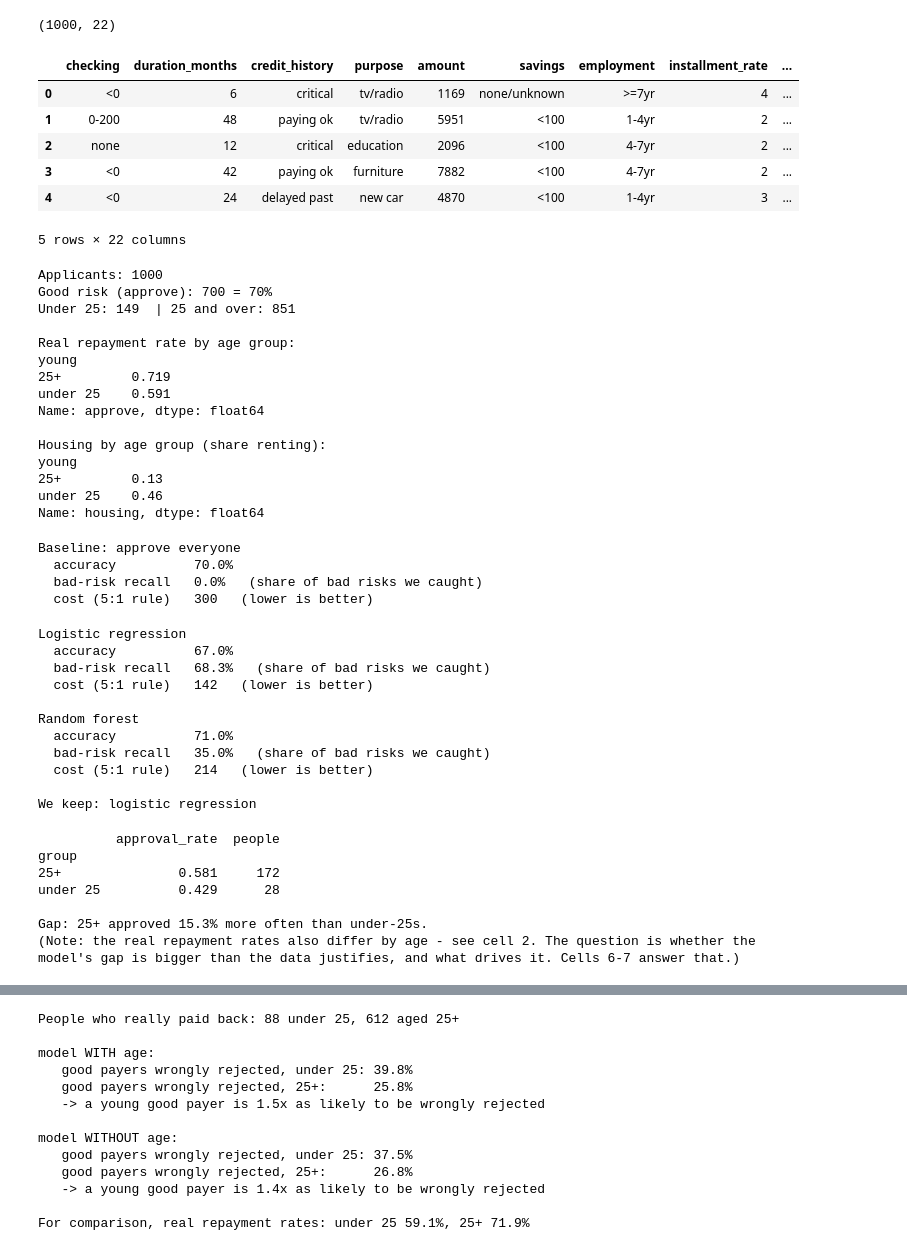
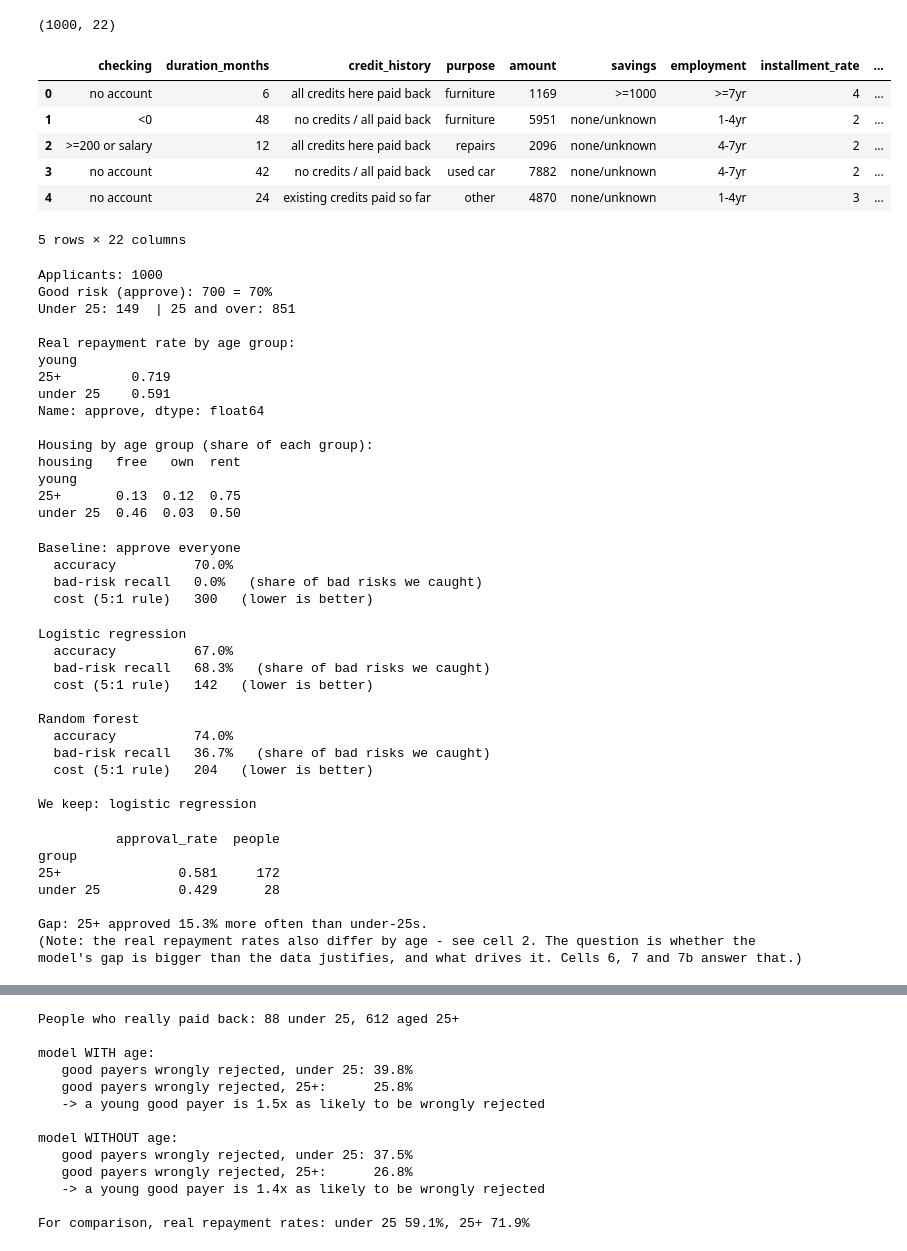
Before and after one commit to rehim2009book-ui/fairloan, a Jupyter notebook: fairloan.ipynb, the cells around one changed output, grey strips where cells are left out. Cells and saved outputs as stored; diff of their text form; code cells hidden in the pictures.

Commit message:
Corrected labels (Groemping 2019), new cells 8 (fix) and 9 (recourse), rerun from fresh runtime

```diff
--- a/fairloan.ipynb
+++ b/fairloan.ipynb
@@ -11,47 +11,49 @@ from ucimlrepo import fetch_ucirepo
 raw = fetch_ucirepo(id=144)
 X = raw.data.features.copy()
 y_raw = raw.data.targets["class"]          # 1 = good (paid back), 2 = bad
 
 names = {
  "Attribute1":"checking","Attribute2":"duration_months","Attribute3":"credit_history","Attribute4":"purpose",
  "Attribute5":"amount","Attribute6":"savings","Attribute7":"employment","Attribute8":"installment_rate",
  "Attribute9":"personal_status","Attribute10":"other_debtors","Attribute11":"residence_years","Attribute12":"property",
  "Attribute13":"age","Attribute14":"other_plans","Attribute15":"housing","Attribute16":"existing_credits",
  "Attribute17":"job","Attribute18":"people_liable","Attribute19":"telephone","Attribute20":"foreign_worker"}
 X = X.rename(columns=names)
 
+# IMPORTANT: the code table printed in the original UCI documentation is wrong for several columns.
+# We use the corrected meanings from Groemping (2019), "South German Credit Data: Correcting a Widely Used Data Set".
 codes = {
- "checking":{"A11":"<0","A12":"0-200","A13":">=200","A14":"none"},
- "credit_history":{"A30":"no credits","A31":"all paid","A32":"paying ok","A33":"delayed past","A34":"critical"},
- "purpose":{"A40":"new car","A41":"used car","A42":"furniture","A43":"tv/radio","A44":"appliances","A45":"repairs",
-            "A46":"education","A47":"vacation","A48":"retraining","A49":"business","A410":"other"},
- "savings":{"A61":"<100","A62":"100-500","A63":"500-1000","A64":">=1000","A65":"none/unknown"},
+ "checking":{"A11":"no account","A12":"<0","A13":"0-200","A14":">=200 or salary"},
+ "credit_history":{"A30":"delays in the past","A31":"critical / credits elsewhere","A32":"no credits / all paid back",
+                   "A33":"existing credits paid so far","A34":"all credits here paid back"},
+ "purpose":{"A40":"other","A41":"new car","A42":"used car","A43":"furniture","A44":"radio/tv","A45":"appliances",
+            "A46":"repairs","A47":"education","A48":"vacation","A49":"retraining","A410":"business"},
+ "savings":{"A61":"none/unknown","A62":"<100","A63":"100-500","A64":"500-1000","A65":">=1000"},
  "employment":{"A71":"unemployed","A72":"<1yr","A73":"1-4yr","A74":"4-7yr","A75":">=7yr"},
- "personal_status":{"A91":"A91","A92":"A92","A93":"A93","A94":"A94","A95":"A95"},   # sex NOT recoverable - keep codes
  "other_debtors":{"A101":"none","A102":"co-applicant","A103":"guarantor"},
- "property":{"A121":"real estate","A122":"savings/insurance","A123":"car/other","A124":"none"},
+ "property":{"A121":"none","A122":"car/other","A123":"savings plan/life insurance","A124":"real estate"},
  "other_plans":{"A141":"bank","A142":"stores","A143":"none"},
- "housing":{"A151":"rent","A152":"own","A153":"free"},
+ "housing":{"A151":"free","A152":"rent","A153":"own"},      # "free" = lives rent-free, e.g. with family
  "job":{"A171":"unskilled non-resident","A172":"unskilled","A173":"skilled","A174":"management"},
  "telephone":{"A191":"no","A192":"yes"},
- "foreign_worker":{"A201":"yes","A202":"no"},   # known to be inverted in this release - we do not use it
+ # personal_status (sex cannot be recovered) and foreign_worker (coding unreliable) are left as codes and NOT used.
 }
 for col, m in codes.items():
     X[col] = X[col].map(m).fillna(X[col])
 
 df = X.copy()
 df["approve"] = (y_raw == 1).astype(int)            # 1 = good risk = approve
 df["young"] = (df["age"] < 25).astype(int)           # the group we audit
 print(df.shape)
 df.head()
 # %% [output]
 (1000, 22)
 |  | checking | duration_months | credit_history | purpose | amount | savings | employment | installment_rate | ... |
-| 0 | <0 | 6 | critical | tv/radio | 1169 | none/unknown | >=7yr | 4 | ... |
-| 1 | 0-200 | 48 | paying ok | tv/radio | 5951 | <100 | 1-4yr | 2 | ... |
-| 2 | none | 12 | critical | education | 2096 | <100 | 4-7yr | 2 | ... |
-| 3 | <0 | 42 | paying ok | furniture | 7882 | <100 | 4-7yr | 2 | ... |
-| 4 | <0 | 24 | delayed past | new car | 4870 | <100 | 1-4yr | 3 | ... |
+| 0 | no account | 6 | all credits here paid back | furniture | 1169 | >=1000 | >=7yr | 4 | ... |
+| 1 | <0 | 48 | no credits / all paid back | furniture | 5951 | none/unknown | 1-4yr | 2 | ... |
+| 2 | >=200 or salary | 12 | all credits here paid back | repairs | 2096 | none/unknown | 4-7yr | 2 | ... |
+| 3 | no account | 42 | no credits / all paid back | used car | 7882 | none/unknown | 4-7yr | 2 | ... |
+| 4 | no account | 24 | existing credits paid so far | other | 4870 | none/unknown | 1-4yr | 3 | ... |
 5 rows × 22 columns
 # %%
 # ===================== CELL 2: look at the data =====================
@@ -61,8 +63,8 @@ print("Good risk (approve):", df.approve.sum(), "=", f"{df.approve.mean():.0%}")
 print("Under 25:", df.young.sum(), " | 25 and over:", (1-df.young).sum())
 print("\nReal repayment rate by age group:")
 print(df.groupby(df.young.map({1:"under 25",0:"25+"}))["approve"].mean().round(3))
-print("\nHousing by age group (share renting):")
-print(df.groupby(df.young.map({1:"under 25",0:"25+"}))["housing"].apply(lambda s:(s=="rent").mean()).round(2))
+print("\nHousing by age group (share of each group):")
+print(pd.crosstab(df.young.map({1:"under 25",0:"25+"}), df["housing"], normalize="index").round(2))
 # %% [output]
 Applicants: 1000
 Good risk (approve): 700 = 70%
@@ -74,11 +76,11 @@ young
 under 25    0.591
 Name: approve, dtype: float64
 
-Housing by age group (share renting):
+Housing by age group (share of each group):
+housing   free   own  rent
 young
-25+         0.13
-under 25    0.46
-Name: housing, dtype: float64
+25+       0.13  0.12  0.75
+under 25  0.46  0.03  0.50
 # %%
 # ===================== CELL 3: split + baseline + cost =====================
 # What it does: holds back 20% for testing. Baseline = approve everyone. Cost = official 5:1 rule.
@@ -143,9 +145,9 @@ Logistic regression
   cost (5:1 rule)   142   (lower is better)
 
 Random forest
-  accuracy          71.0%
-  bad-risk recall   35.0%   (share of bad risks we caught)
-  cost (5:1 rule)   214   (lower is better)
+  accuracy          74.0%
+  bad-risk recall   36.7%   (share of bad risks we caught)
+  cost (5:1 rule)   204   (lower is better)
 
 We keep: logistic regression
 # %%
@@ -157,7 +159,7 @@ rates = tab.groupby("group")["approved"].agg(["mean","count"]).rename(columns={"
 print(rates.round(3))
 gap = rates.loc["25+","approval_rate"] - rates.loc["under 25","approval_rate"]
 print(f"\nGap: 25+ approved {gap:.1%} more often than under-25s.")
-print("(Note: the real repayment rates also differ by age - see cell 2. The question is whether the model's gap is bigger than the data justifies, and what drives it. Cells 6-7 answer that.)")
+print("(Note: the real repayment rates also differ by age - see cell 2. The question is whether the model's gap is bigger than the data justifies, and what drives it. Cells 6, 7 and 7b answer that.)")
 # %% [output]
           approval_rate  people
 group
@@ -165,7 +167,7 @@ group
 under 25          0.429      28
 
 Gap: 25+ approved 15.3% more often than under-25s.
-(Note: the real repayment rates also differ by age - see cell 2. The question is whether the model's gap is bigger than the data justifies, and what drives it. Cells 6-7 answer that.)
+(Note: the real repayment rates also differ by age - see cell 2. The question is whether the model's gap is bigger than the data justifies, and what drives it. Cells 6, 7 and 7b answer that.)
 # %%
 # ===================== CELL 6: Audit II - delete age. Is it still unfair? And can the model guess age anyway? =====================
 # What it does: (a) retrain WITHOUT the age column, measure the gap again (on the test set AND on all 1,000 via cross-validation).
```
Also changed, not shown: parts of 7 cells of this notebook.
